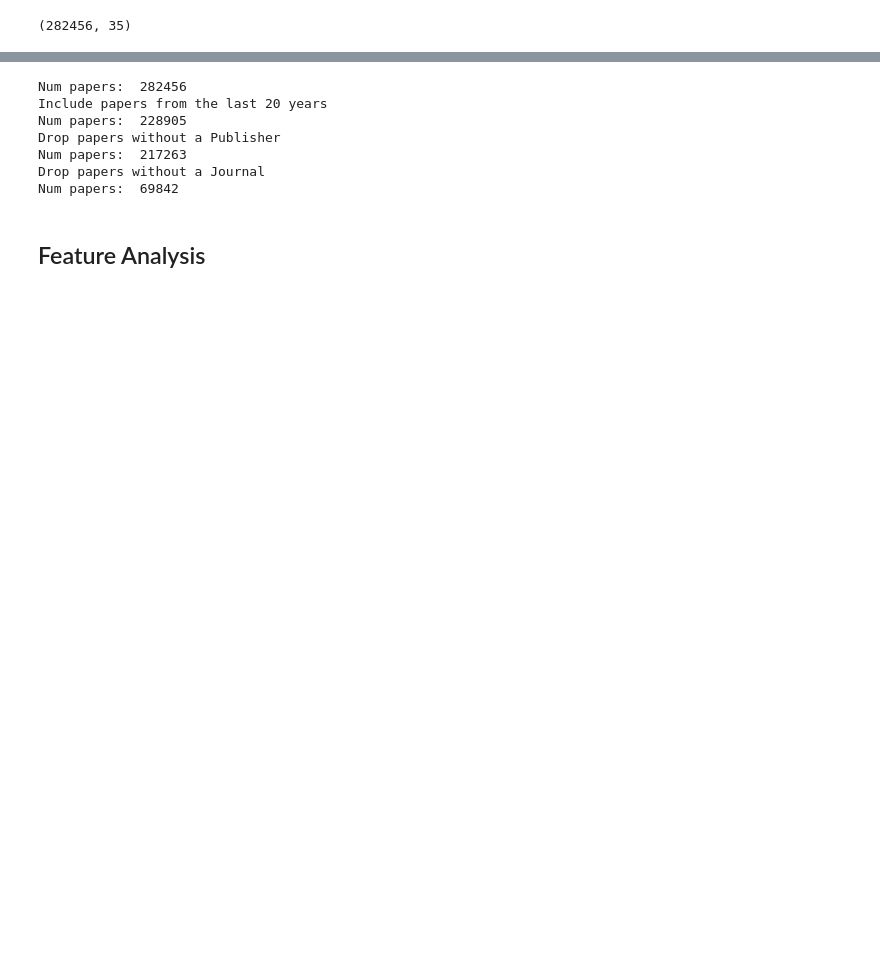
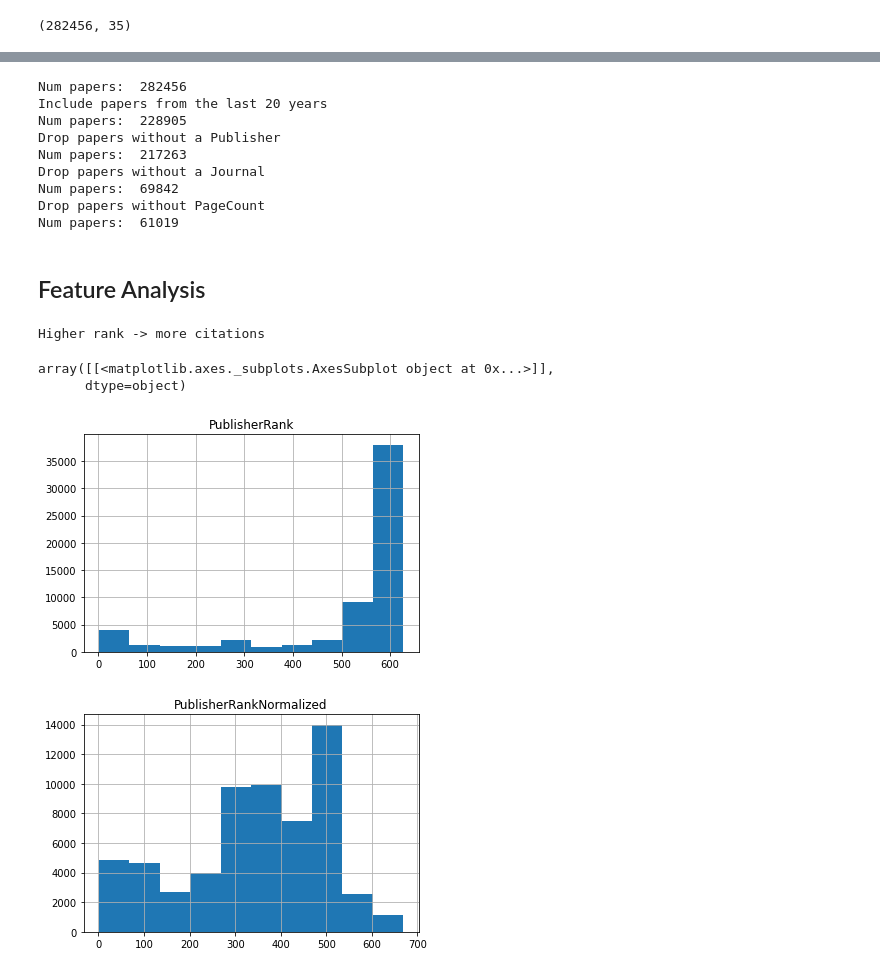
Before and after one commit to anton164/predicting-citation-counts, a Jupyter notebook: notebooks/compile_dataset.ipynb, the cells around one changed output, grey strips where cells are left out. Cells and saved outputs as stored; diff of their text form; code cells hidden in the pictures; blank space fills up the shorter version.

```diff
--- a/notebooks/compile_dataset.ipynb
+++ b/notebooks/compile_dataset.ipynb
@@ -19,7 +47,7 @@ raw_df.drop(["PaperId"], axis=1, inplace=True)
 # %%
-print("Num papers: ", raw_df.shape[0])
+print("Num papers: ", df.shape[0])
 print("Include papers from the last 20 years")
-df = raw_df[raw_df["YearsSincePublication"] <= 20]
+df = df[df["YearsSincePublication"] <= 20]
 print("Num papers: ", df.shape[0])
 print("Drop papers without a Publisher")
 df = df[df["Publisher"].isna() == False]
@@ -27,6 +55,9 @@ print("Num papers: ", df.shape[0])
 print("Drop papers without a Journal")
 df = df[df["JournalName"].isna() == False]
 print("Num papers: ", df.shape[0])
+print("Drop papers without PageCount")
+df = df[df["PageCount"].isna() == False]
+print("Num papers: ", df.shape[0])
 # %% [output]
 Num papers:  282456
 Include papers from the last 20 years
@@ -35,6 +66,8 @@ Drop papers without a Publisher
 Num papers:  217263
 Drop papers without a Journal
 Num papers:  69842
+Drop papers without PageCount
+Num papers:  61019
 # %%
 # Add processed abstract col
 from nlp_tools import (
@@ -44,2 +87,12 @@ df = df.assign(Processed_Abstract=preprocess_text_col(df["Abstract"]))
 # %% [markdown]
 ## Feature Analysis
+# %%
+print("Higher rank -> more citations")
+df.hist("PublisherRank")
+df.hist("PublisherRankNormalized")
+# %% [output]
+Higher rank -> more citations
+array([[<matplotlib.axes._subplots.AxesSubplot object at 0x...>]],
+      dtype=object)
+[figure, added]
+[figure, added]
```
Also changed, not shown: parts of 15 cells of this notebook.
